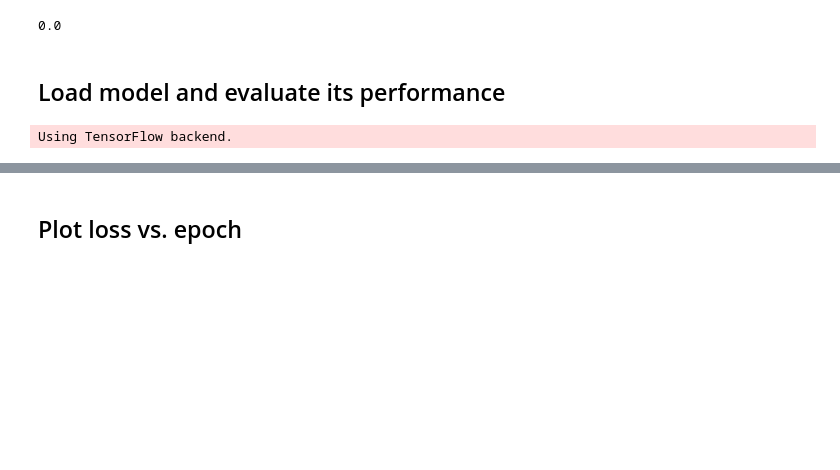
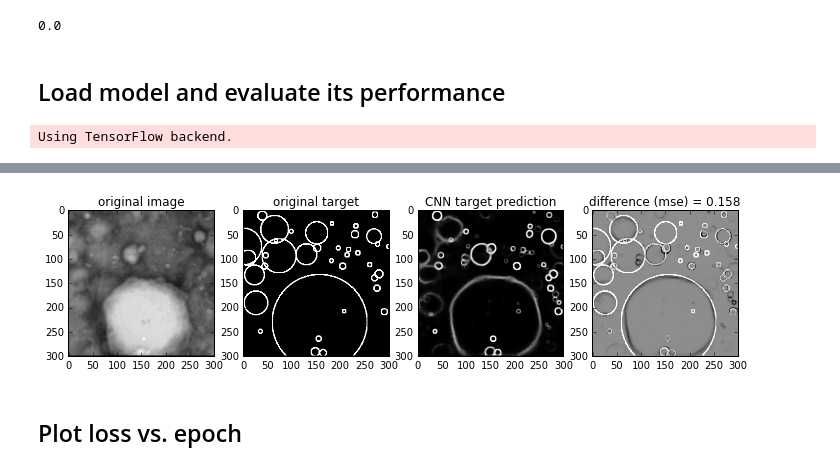
Before and after one commit to silburt/moon-craters, a Jupyter notebook: Mask_generator_analysis_ari.ipynb, the cells around one changed output, grey strips where cells are left out. Cells and saved outputs as stored; diff of their text form; code cells hidden in the pictures; blank space fills up the shorter version.

```diff
--- a/Mask_generator_analysis_ari.ipynb
+++ b/Mask_generator_analysis_ari.ipynb
@@ -141,18 +144,20 @@ plt.legend(fontsize=8, numpoints=1)
 # %%
-i=2
+i=5
 
 f, (ax1, ax2, ax3, ax4) = plt.subplots(1,4, figsize=[12, 8])
 ax1.imshow(test_data[off+i], origin='upper', cmap="Greys_r")
 ax2.imshow(test_target[off+i], origin='upper', cmap="Greys_r")
 ax3.imshow(target[i], origin='upper', cmap="Greys_r")
 ax4.imshow(test_target[off+i] - target[i], origin='upper', cmap="Greys_r")
 ax1.set_title('original image')
 ax2.set_title('original target')
 ax3.set_title('CNN target prediction')
 diff = np.sum((test_target[i] - target[i])**2)/(300*300)
 ax4.set_title('difference (mse) = %.3f'%diff)
 plt.savefig('output_dir/images/%s_%d.png'%(os.path.basename(filename).split('.h5')[0],i))
 #save_image(target[i], "Greys_r", 'output_dir/images/%s_%d_target.png'%(os.path.basename(filename).split('.h5')[0],i))
+# %% [output]
+[figure, added]
 # %% [markdown]
 ## Plot loss vs. epoch
 # %%
```
Also changed, not shown: parts of 8 cells of this notebook, 1 other file.
